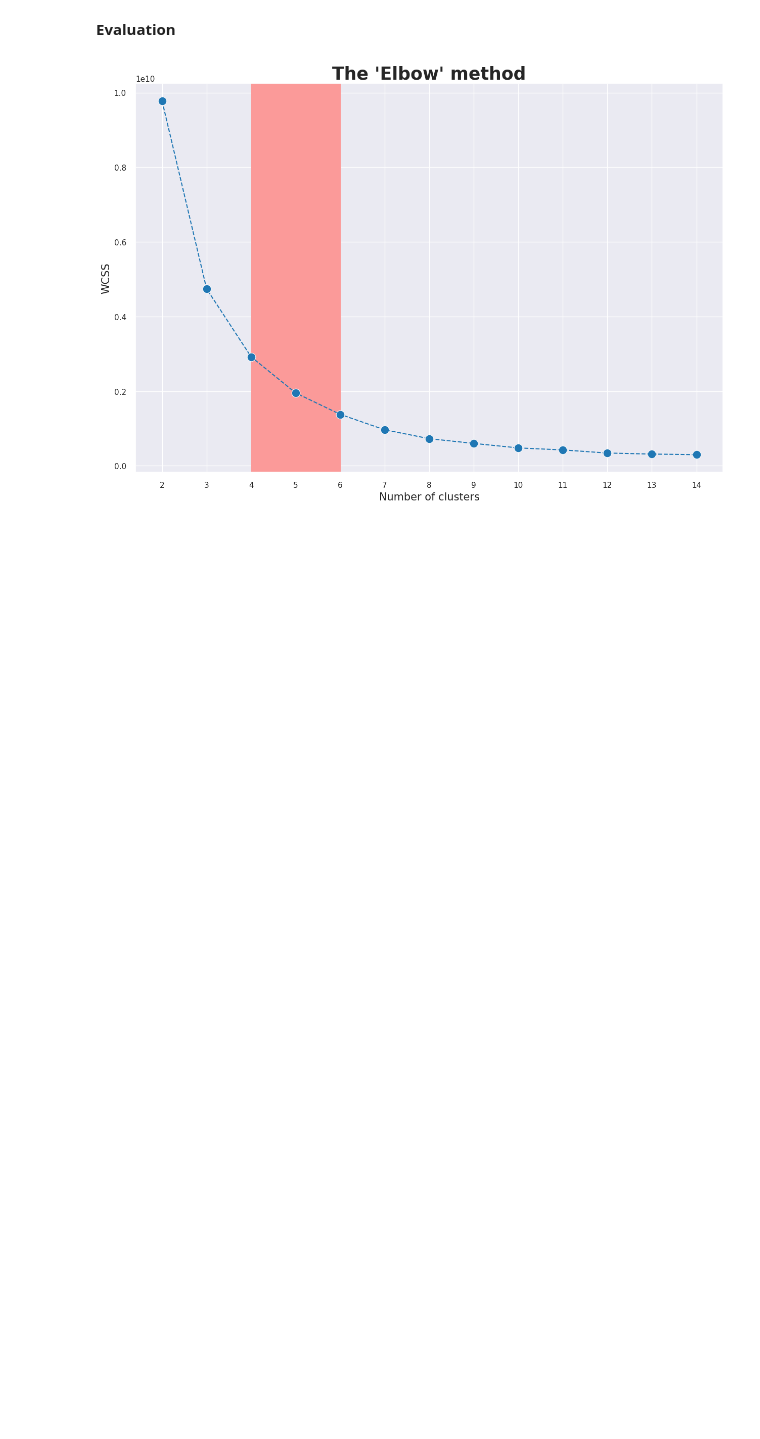
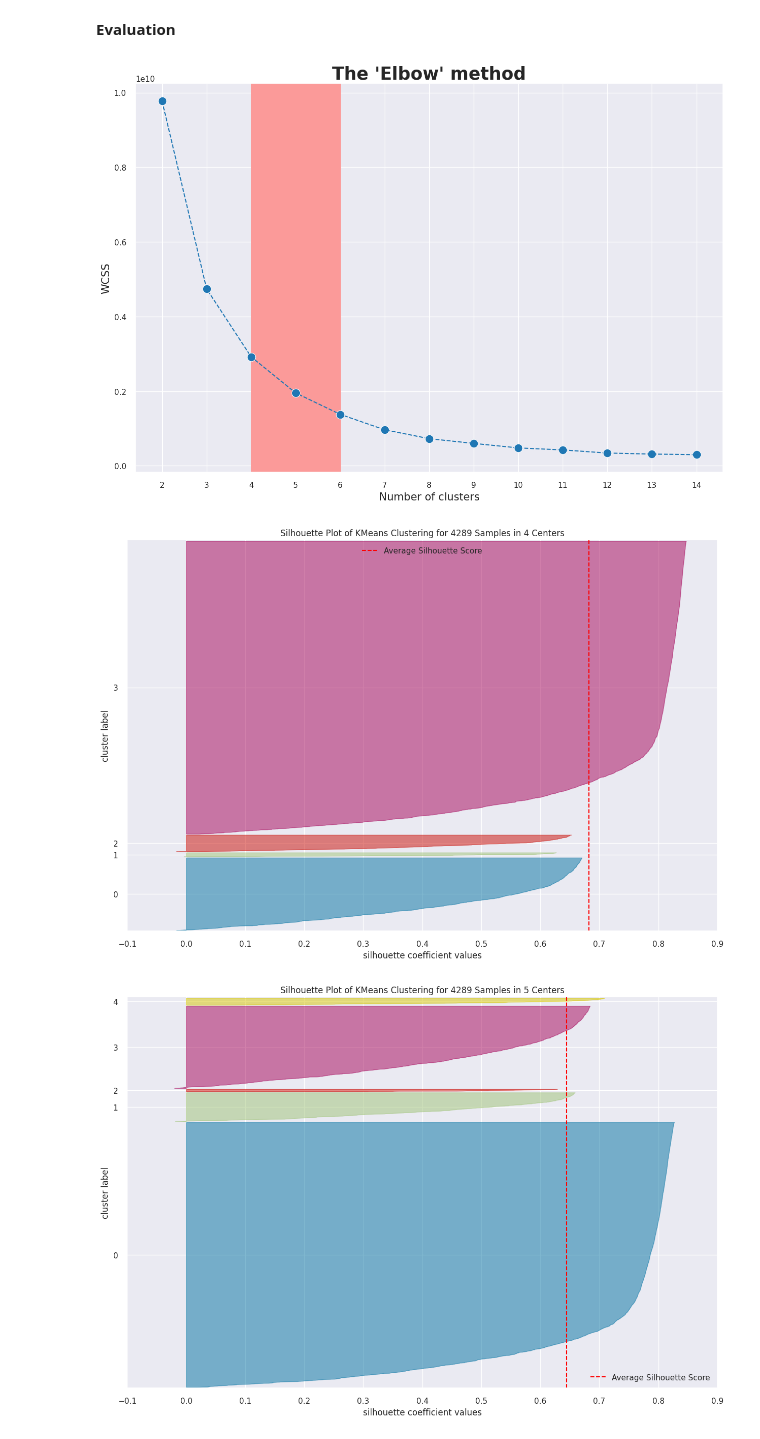
Before and after one commit to hyugai/DataAnalysis-Marketing-OnlineRetail_2010to2011, a Jupyter notebook: jupyter/init.ipynb, the cells around one changed output. Drawn from its saved outputs; the diff is of its cells as text; code cells hidden in the pictures; blank space fills up the shorter version.

```diff
--- a/jupyter/init.ipynb
+++ b/jupyter/init.ipynb
@@ -10,9 +10,10 @@ import pandas as pd
 # visualization
 import matplotlib.pyplot as plt
 import seaborn as sns
+from yellowbrick.cluster import silhouette_visualizer
 ##
 %matplotlib inline
-plt.rcParams['figure.figsize'] = (15, 19)
+plt.rcParams['figure.figsize'] = (15, 10)
 sns.set_style('whitegrid')
 sns.set_theme('notebook')
 
@@ -359,3 +360,11 @@ fig.savefig('../resource/jupyter/image/cluster_analysi_elbow.png')
 plt.show()
 # %% [output]
 [figure]
+# %%
+for n_clusters in range(4, 7):
+    fig, ax = plt.subplots(figsize=(15, 10))
+    silhouette_visualizer(KMeans(n_clusters=n_clusters, init='k-means++'), df_rfm.values, colors='yellowbrick', ax=ax)
+    fig.savefig(f'../resource/jupyter/image/cluster_analysis_silhouette_{n_clusters}_clusters.png')
+# %% [output]
+[figure, added]
+[figure, added]
```
Also changed, not shown: parts of 1 cell of this notebook, 3 other files.
